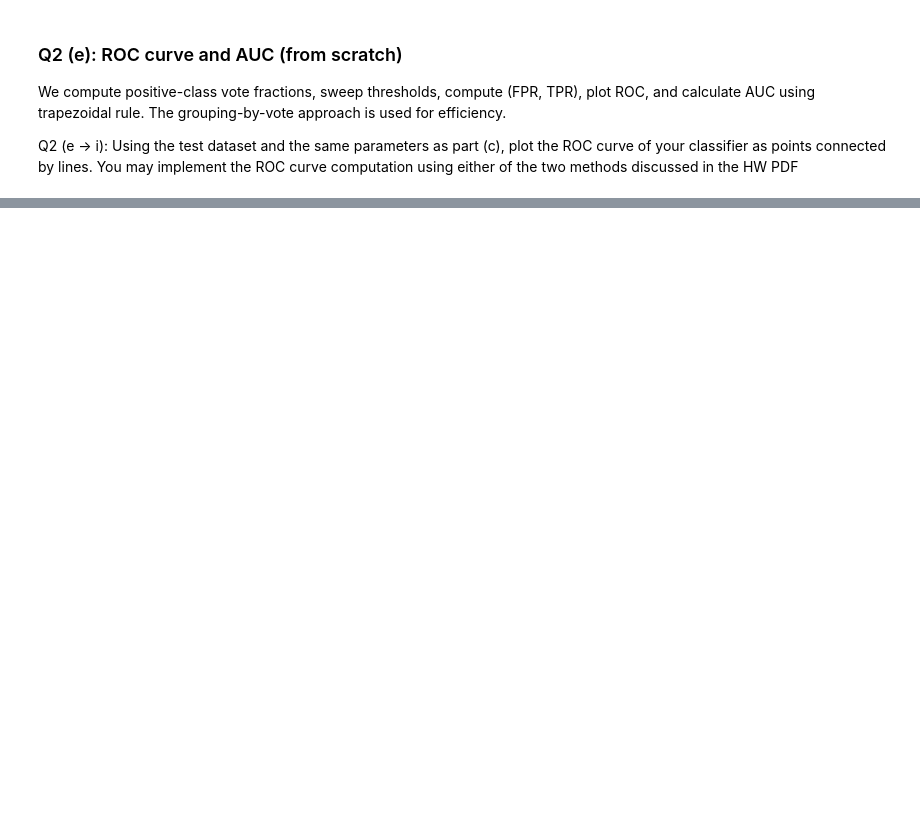
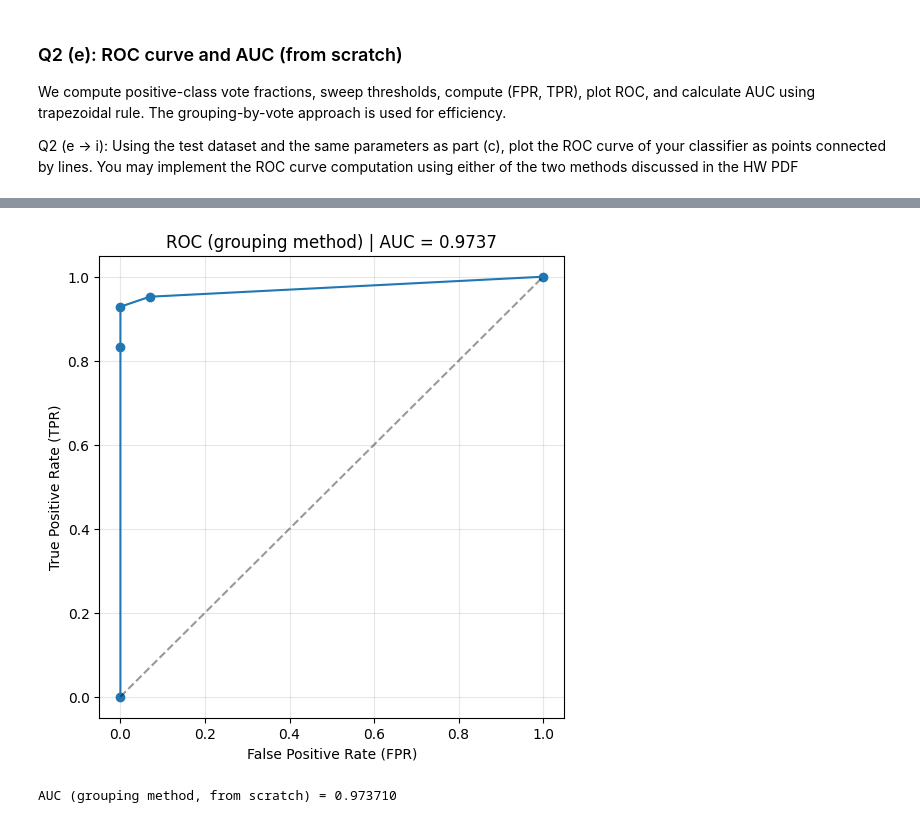
Before and after one commit to YashDagade/CS_671, a Jupyter notebook: HW1/Q2.ipynb, the cells around one changed output, grey strips where cells are left out. Drawn from its saved outputs; the diff is of its cells as text; code cells hidden in the pictures; blank space fills up the shorter version.

```diff
--- a/HW1/Q2.ipynb
+++ b/HW1/Q2.ipynb
@@ -248,7 +257,8 @@ Q2 (d): Using the best parameters determined in part (c), report the performance
 # %%
 # Refit scaler on full training set and evaluate best model on test
 # Reuse `results` and `best_name`, `best_k` computed above.
-best_distance_fn = distance_fns[best_name]
+best_distance_fn = distance_fns['manhattan']
+best_k = 3
 
 scaler_best = SafeNormalizer().fit(X_train)
 X_train_best = scaler_best.transform(X_train)
@@ -325,0 +286,74 @@ AUC (from scratch) = 0.973710
+# %%
+
+
+# --- Elegant grouping ROC for k-NN (approach 2) ---
+
+def roc_by_grouping(y_true: np.ndarray, proba_pos: np.ndarray, k: int) -> tuple[np.ndarray, np.ndarray]:
+    """
+    Build ROC by grouping points with exactly i positive neighbors (i in {0..k}).
+    We sweep from i=k down to 0, accumulating TP and FP.
+    """
+    y_true = np.asarray(y_true)
+    proba_pos = np.asarray(proba_pos)
+
+    # Recover integer neighbor counts; guard tiny float noise.
+    # proba_pos should be exactly {0/k,1/k,...,k/k} for majority-vote k-NN.
+    kpos = np.rint(proba_pos * k).astype(int)
+    kpos = np.clip(kpos, 0, k)
+
+    P = int(np.sum(y_true == 1))
+    N = int(np.sum(y_true == 0))
+
+    # Start at (0,0): predicting nothing positive
+    tprs = [0.0]
+    fprs = [0.0]
+    tp = 0
+    fp = 0
+
+    # Add groups from i = k down to 0 - here k is 3
+    for i in range(k, -1, -1):
+        mask = (kpos == i)
+        if np.any(mask):
+            tp += int(np.sum(y_true[mask] == 1))
+            fp += int(np.sum(y_true[mask] == 0))
+            tprs.append(tp / P if P else 0.0)
+            fprs.append(fp / N if N else 0.0)
+
+    # Ensure we end at (1,1) (in case of any numerical weirdness)
+    tprs[-1] = 1.0 if P else tprs[-1]
+    fprs[-1] = 1.0 if N else fprs[-1]
+
+    return np.array(fprs), np.array(tprs)
+
+
+def auc_trapezoid(x: np.ndarray, y: np.ndarray) -> float:
+    """Simple trapezoidal AUC (assumes x is sorted ascending)."""
+    area = 0.0
+    for i in range(1, len(x)):
+        dx = x[i] - x[i-1] # this is the marginal x
+        area += dx * (y[i] + y[i-1]) / 2.0 # this is the area of the trapezoid - length times width
+    return float(area)
+
+
+proba_pos = best_model.predict_proba_positive(X_test_best)
+fpr_g, tpr_g = roc_by_grouping(y_test, proba_pos, 3) # our best k is 3
+
+# Sort by FPR just in case equal-FPR plateaus appear out of order
+order = np.argsort(fpr_g)
+fpr_g, tpr_g = fpr_g[order], tpr_g[order]
+
+auc_g = auc_trapezoid(fpr_g, tpr_g)
+
+plt.figure(figsize=(6,6))
+plt.plot(fpr_g, tpr_g, marker='o', lw=1.5)
+plt.plot([0,1], [0,1], 'k--', alpha=0.4)
+plt.xlabel('False Positive Rate (FPR)')
+plt.ylabel('True Positive Rate (TPR)')
+plt.title(f'ROC (grouping method) | AUC = {auc_g:.4f}')
+plt.grid(True, alpha=0.3)
+plt.show()
+
+print(f"AUC (grouping method, from scratch) = {auc_g:.6f}")
+# %% [output]
+[figure, added]
+AUC (grouping method, from scratch) = 0.973710
```
Also changed, not shown: parts of 11 cells of this notebook, 4 other files.
